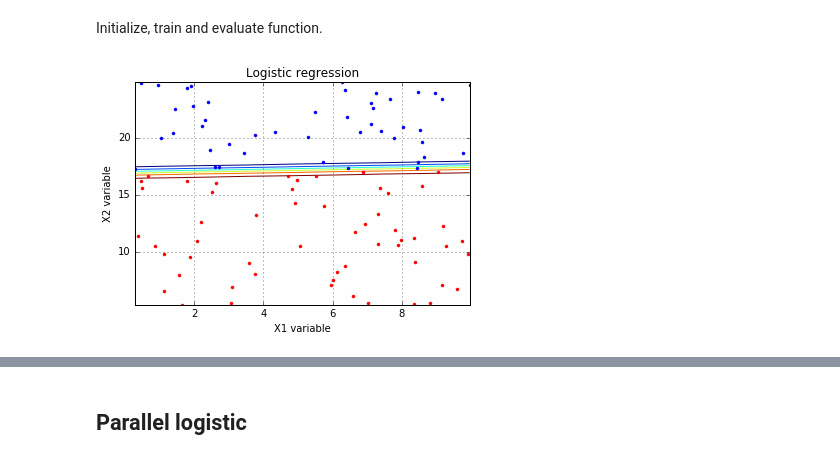
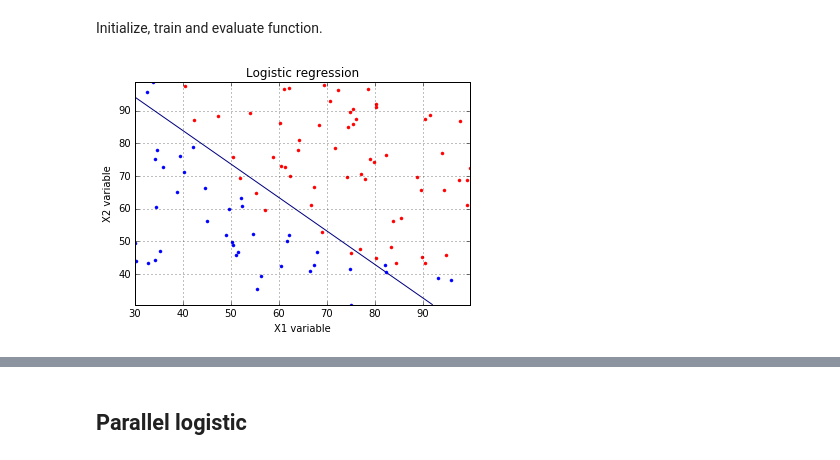
Before and after one commit to RHDZMOTA/metallic_blue_lizard, a Jupyter notebook: Introduction_neural_net.ipynb, the cells around one changed output, grey strips where cells are left out. Drawn from its saved outputs; the diff is of its cells as text; code cells hidden in the pictures.

```diff
--- a/Introduction_neural_net.ipynb
+++ b/Introduction_neural_net.ipynb
@@ -82,0 +76,12 @@ y_d = pd.DataFrame({'y':1. * (mask)})
+# %%
+# read dataset
+data = pd.read_csv('data_1.csv',header=None)
+data = data.rename(columns = {data.columns[0]:'x1',data.columns[1]:'x2',data.columns[2]:'y'})
+x_d = data[data.columns[:-1]]
+y_d = data[data.columns[-1]]
+
+x1 = x_d[data.columns[0]].values
+x2 = x_d[data.columns[1]].values
+mask = y_d.values
+
+data.head()
@@ -88,27 +100,28 @@ neuron.train()
 neuron.evaluate()
 # %%
 # plot the results
+mask = np.array(list(map(bool, mask)))
 g_x1 = np.linspace(min(x1), max(x1), 100)
 g_x2 = np.linspace(min(x2), max(x2), 100)
 mg1, mg2 = np.meshgrid(g_x1, g_x2)
 r, c = np.shape(mg1)
 
 gx1 = np.reshape(mg1, (r*c,))
 gx2 = np.reshape(mg2, (r*c,))
 
 pl_x = pd.DataFrame({'gx1':gx1, 'gx2':gx2})
 pl_x
 neuron.evaluate(x = pl_x)
 
 y_est = np.reshape(neuron.probability.values, (r,c))
 
 plt.figure()
-plt.plot(x_d.iloc[mask].x1,x_d.iloc[mask].x2, 'r.',x_d.iloc[mask == 0].x1,x_d.iloc[mask == 0].x2, 'b.' )
-plt.contour(g_x1,g_x2,y_est)
+plt.plot(x_d.iloc[mask].x1,x_d.iloc[mask].x2, 'r.',x_d.iloc[mask == False].x1,x_d.iloc[mask == False].x2, 'b.' )
+plt.contour(g_x1,g_x2,y_est, 1)
 plt.title('Logistic regression')
 plt.xlabel('X1 variable')
 plt.ylabel('X2 variable')
 plt.grid()
 plt.show()
 # %% [output]
-[figure, old version]
+[figure, new version]
```
Also changed, not shown: parts of 8 cells of this notebook.
